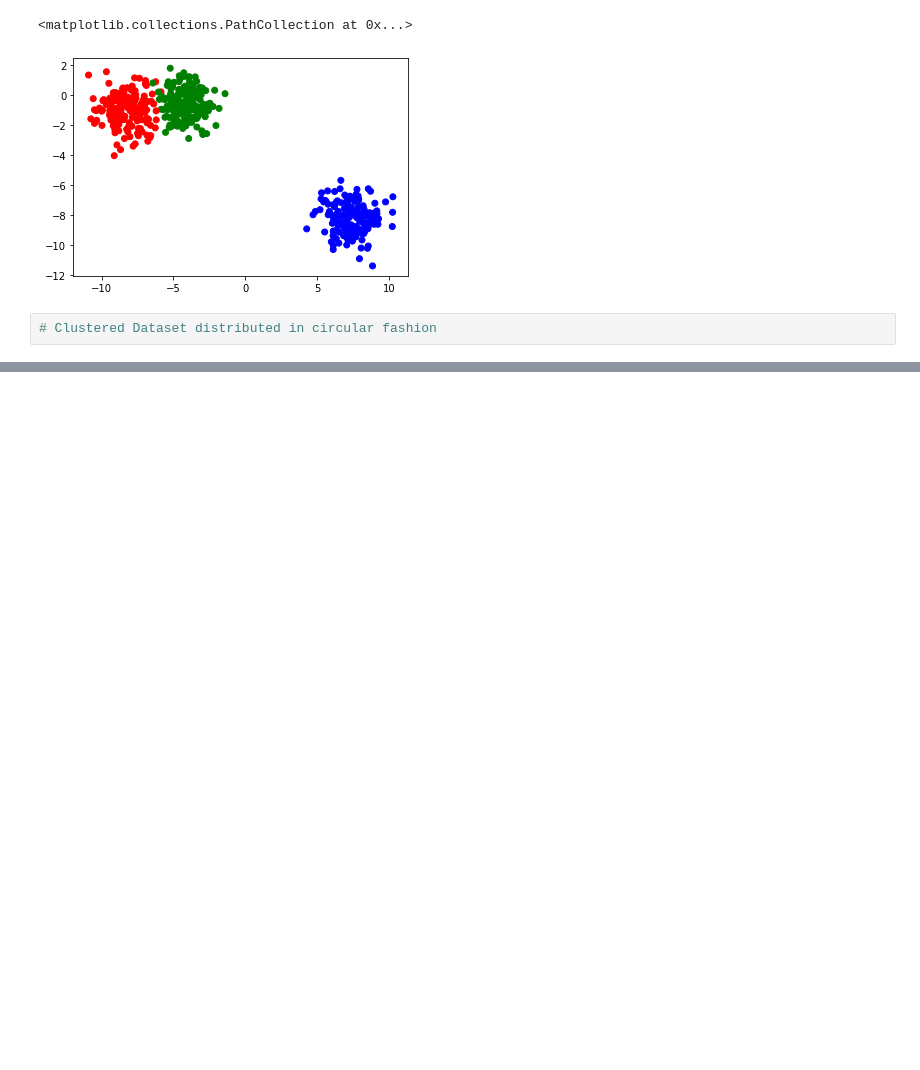
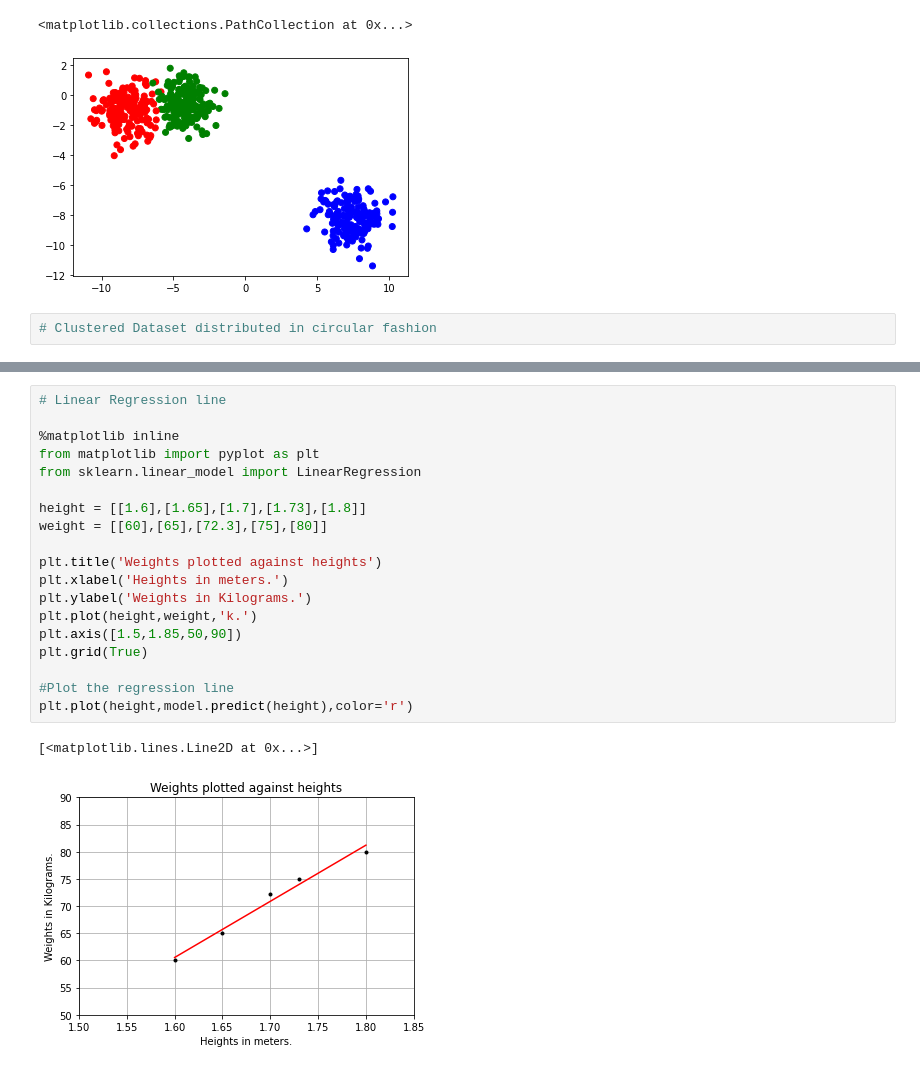
Before and after one commit to Konoko2004/Sales_Data_Analysis, a Jupyter notebook: Getting_started_with_Scikit_learn_for_Machine_Learning.ipynb, the cells around one changed output, grey strips where cells are left out. Saved outputs shown, nothing was run; the diff lists cells and outputs as text; blank space fills up the shorter version.

```diff
--- a/Getting_started_with_Scikit_learn_for_Machine_Learning.ipynb
+++ b/Getting_started_with_Scikit_learn_for_Machine_Learning.ipynb
@@ -91,0 +93,22 @@ print(round(weight,2))
+# %%
+# Linear Regression line
+
+%matplotlib inline
+from matplotlib import pyplot as plt
+from sklearn.linear_model import LinearRegression
+
+height = [[1.6],[1.65],[1.7],[1.73],[1.8]]
+weight = [[60],[65],[72.3],[75],[80]]
+
+plt.title('Weights plotted against heights')
+plt.xlabel('Heights in meters.')
+plt.ylabel('Weights in Kilograms.')
+plt.plot(height,weight,'k.')
+plt.axis([1.5,1.85,50,90])
+plt.grid(True)
+
+#Plot the regression line
+plt.plot(height,model.predict(height),color='r')
+# %% [output]
+[<matplotlib.lines.Line2D at 0x...>]
+[figure, added]
```
Also changed, not shown: parts of 3 cells of this notebook.
